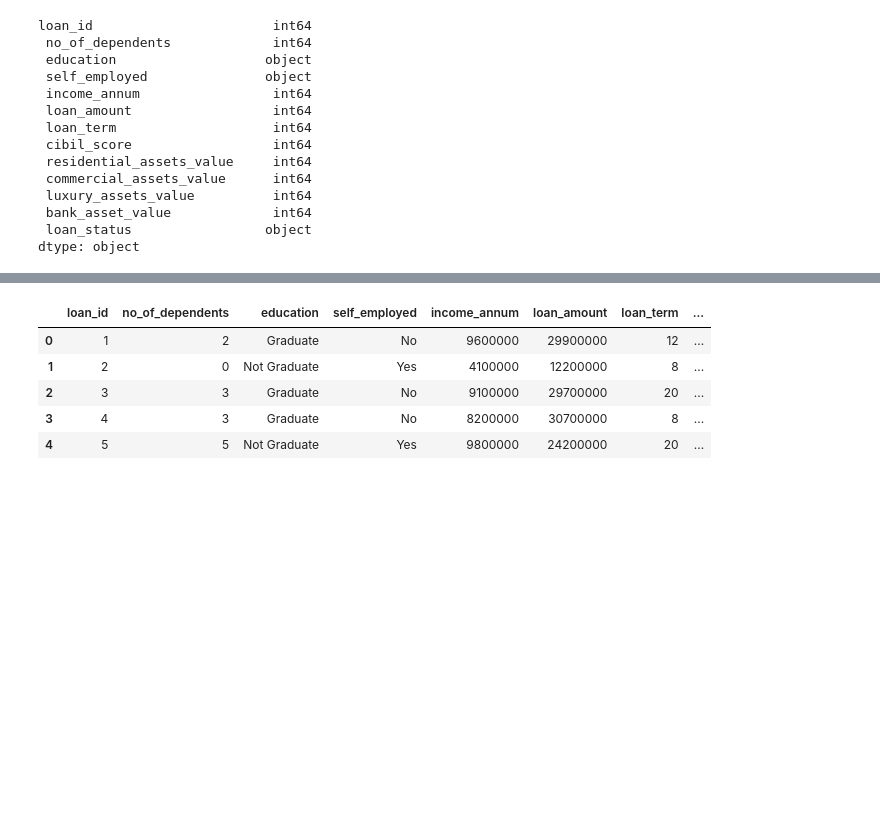
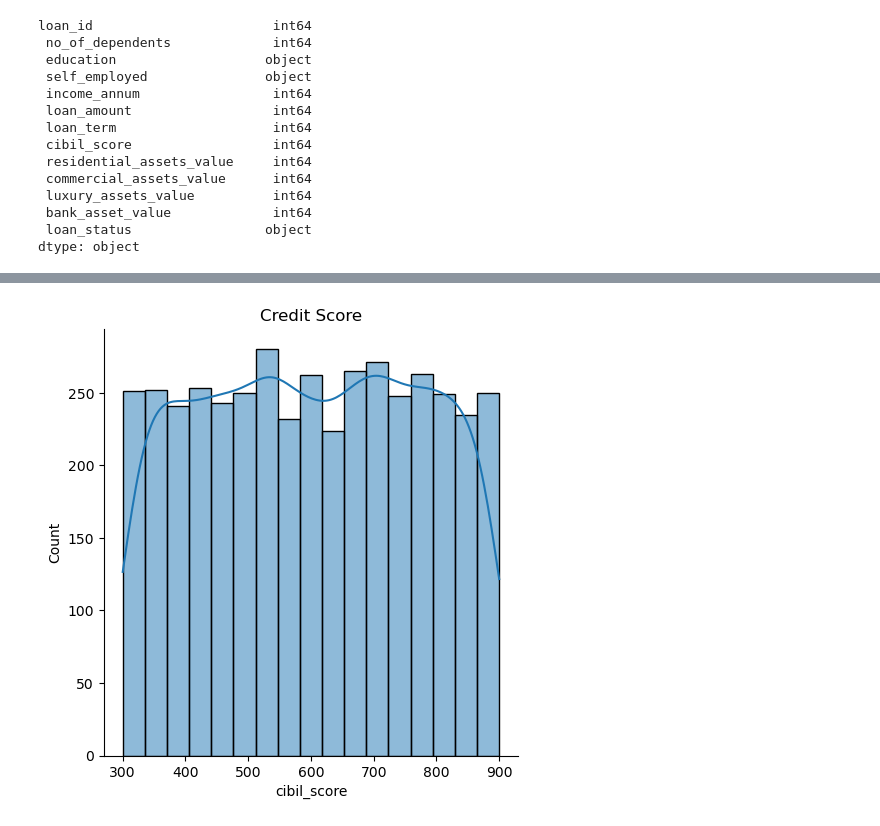
Before and after one commit to meutsabdahal/loan-prediction-with-classification-model, a Jupyter notebook: Loan Prediction with Classification Model.ipynb, the cells around one changed output, grey strips where cells are left out. Saved outputs shown, nothing was run; the diff lists cells and outputs as text; code cells hidden in the pictures; blank space fills up the shorter version.

```diff
--- a/Loan Prediction with Classification Model.ipynb
+++ b/Loan Prediction with Classification Model.ipynb
@@ -88,10 +125,8 @@ plt.ticklabel_format(style='plain', axis='x')
 # %%
-df.head()
+# credit score range
+sns.displot(df['cibil_score'], kde=True)
+plt.title('Credit Score')
+plt.show()
 # %% [output]
-|  | loan_id | no_of_dependents | education | self_employed | income_annum | loan_amount | loan_term | ... |
-| 0 | 1 | 2 | Graduate | No | 9600000 | 29900000 | 12 | ... |
-| 1 | 2 | 0 | Not Graduate | Yes | 4100000 | 12200000 | 8 | ... |
-| 2 | 3 | 3 | Graduate | No | 9100000 | 29700000 | 20 | ... |
-| 3 | 4 | 3 | Graduate | No | 8200000 | 30700000 | 8 | ... |
-| 4 | 5 | 5 | Not Graduate | Yes | 9800000 | 24200000 | 20 | ... |
+[figure, added]
 # %%
```
Also changed, not shown: parts of 17 cells of this notebook, 1 other file.
